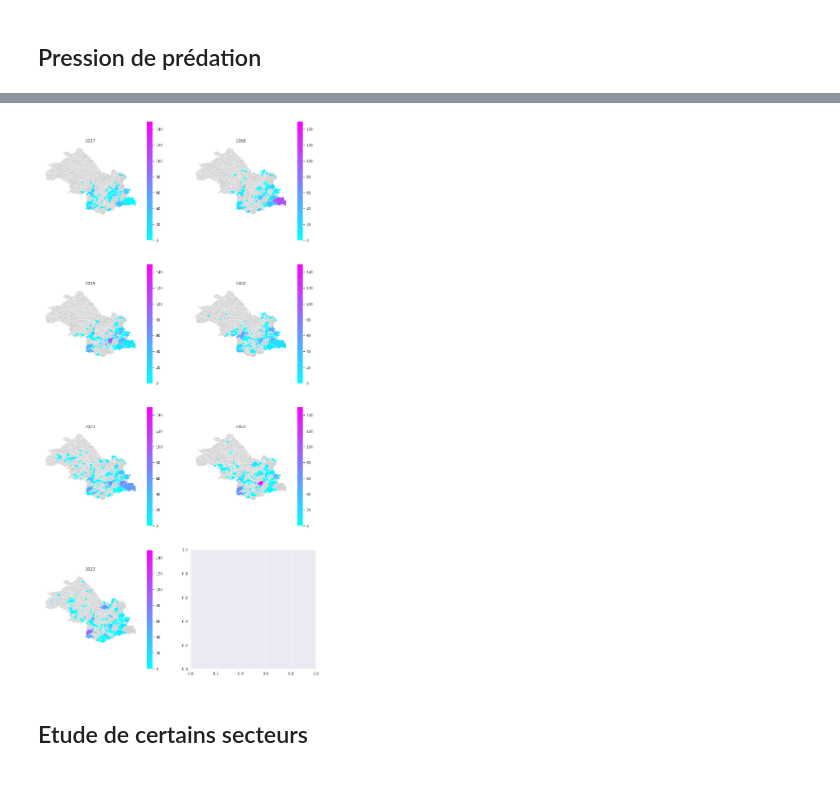
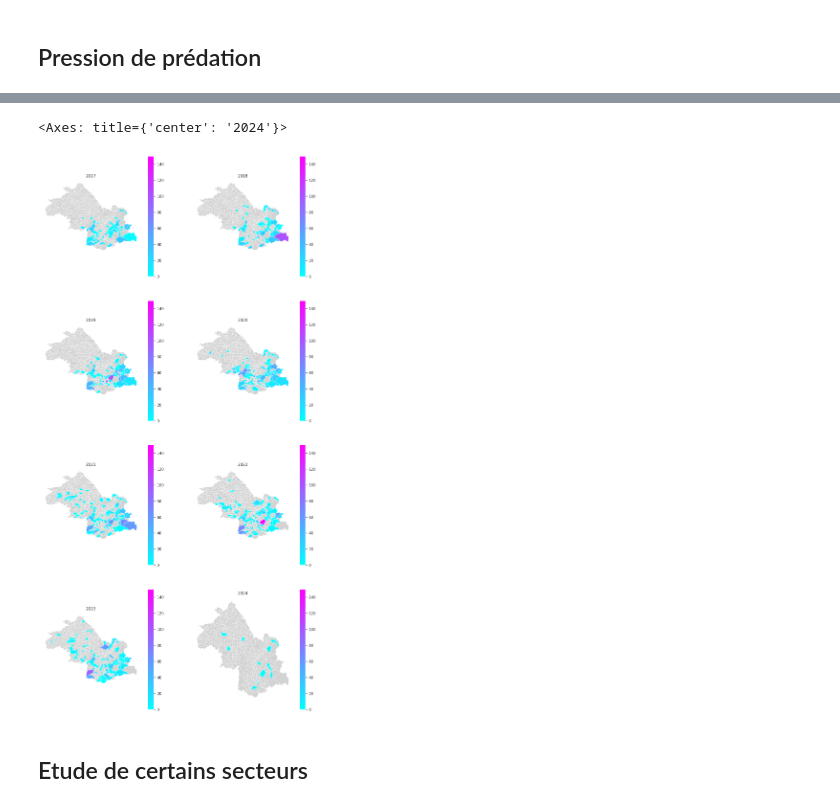
Before and after one commit to dthonon/pna_loup_suivi, a Jupyter notebook: notebook/Analyse-38.ipynb, the cells around one changed output, grey strips where cells are left out. Cells and saved outputs as stored; diff of their text form; code cells hidden in the pictures.

```diff
--- a/notebook/Analyse-38.ipynb
+++ b/notebook/Analyse-38.ipynb
@@ -17,7 +17,7 @@ import seaborn.objects as so
 sns.set_theme()
 # %%
 data_url = "https://raw.githubusercontent.com/dthonon/pna_loup_suivi/main/data/"
-# data_url = "../data/"
+data_url = "../data/"
 # Lecture des départements
 constats = pd.read_csv(
     data_url + "bilan_constat_loup_38.csv",
@@ -478,3 +476,12 @@ par_commune_l_2023 = (
 par_commune_l_2023 = communes_38.merge(
     par_commune_l_2023, left_index=True, right_index=True, how="outer"
 )
+par_commune_l_2024 = (
+    par_commune_l.query("Année == 2024")
+    .reset_index(inplace=False)
+    .set_index("Commune")
+    .drop(columns="Année")
+)
+par_commune_l_2024 = communes_38.merge(
+    par_commune_l_2024, left_index=True, right_index=True, how="outer"
+)
@@ -562,34 +552,48 @@ par_commune_l_2021.plot(
     vmin=0,
     vmax=150,
 )
 axs[2, 1].set_axis_off()
 axs[2, 1].set_title("2022")
 par_commune_l_2022.plot(
     ax=axs[2, 1],
     column="Victimes constatées",
     linewidth=0.5,
     legend=True,
     # legend_kwds={"label": "Prédations par commune", "orientation": "horizontal"},
     missing_kwds={"color": "lightgrey"},
     cmap="cool",
     vmin=0,
     vmax=150,
 )
 axs[3, 0].set_axis_off()
 axs[3, 0].set_title("2023")
 par_commune_l_2023.plot(
     ax=axs[3, 0],
     column="Victimes constatées",
     linewidth=0.5,
     legend=True,
     # legend_kwds={"label": "Prédations par commune", "orientation": "horizontal"},
     missing_kwds={"color": "lightgrey"},
     cmap="cool",
     vmin=0,
     vmax=150,
 )
+axs[3, 1].set_axis_off()
+axs[3, 1].set_title("2024")
+par_commune_l_2024.plot(
+    ax=axs[3, 1],
+    column="Victimes constatées",
+    linewidth=0.5,
+    legend=True,
+    # legend_kwds={"label": "Prédations par commune", "orientation": "horizontal"},
+    missing_kwds={"color": "lightgrey"},
+    cmap="cool",
+    vmin=0,
+    vmax=150,
+)
 # %% [output]
+<Axes: title={'center': '2024'}>
-[figure, old version]
+[figure, new version]
 # %% [markdown]
 ## Etude de certains secteurs
 # %%
```
Also changed, not shown: parts of 25 cells of this notebook, 1 other file.
